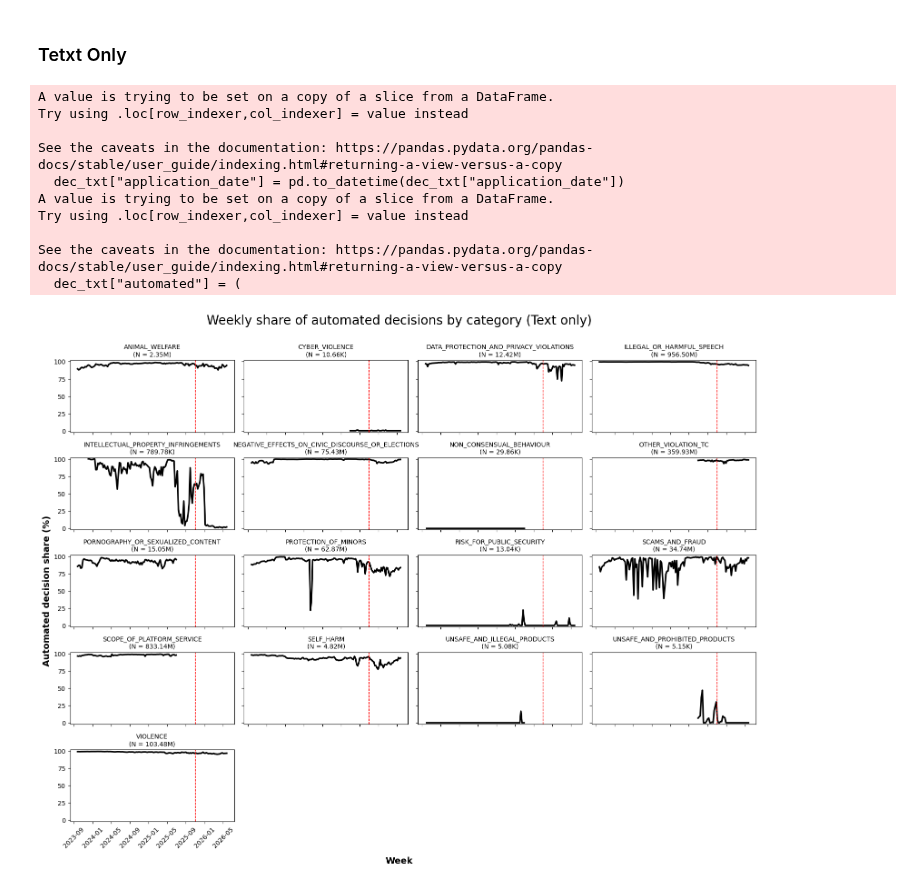
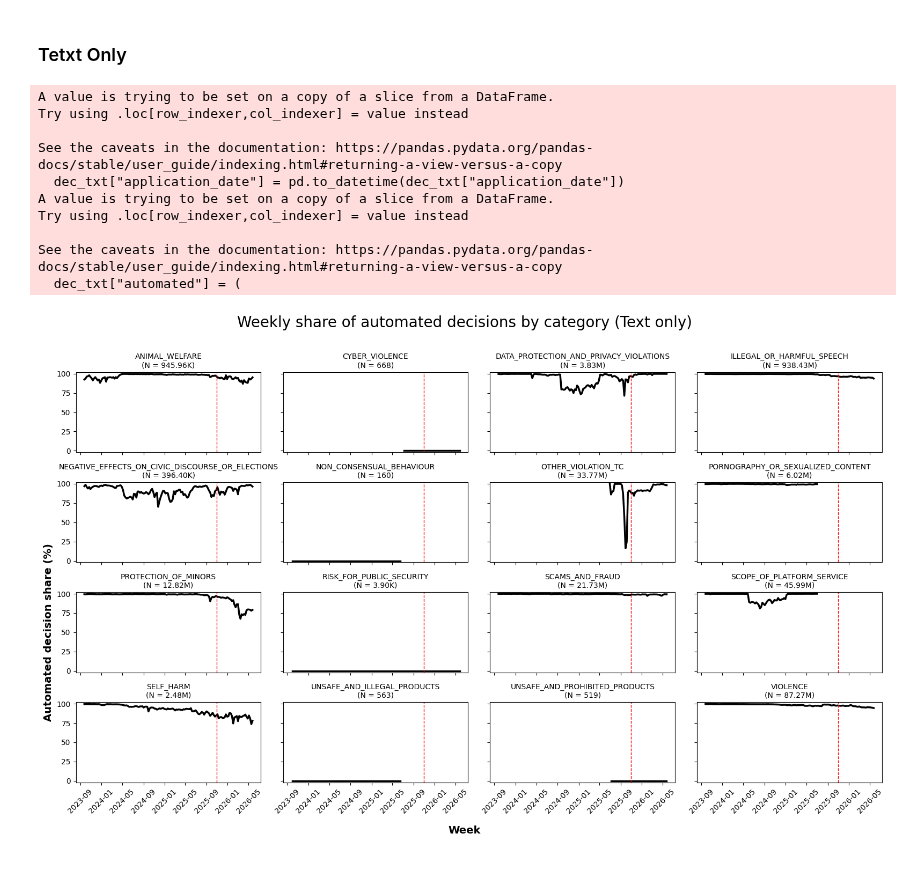
Before and after one commit to DarioLandwehr/TikTok_decision_automation, a Jupyter notebook: automation_descriptives.ipynb, the cells around one changed output. Cells and saved outputs as stored; diff of their text form; code cells hidden in the pictures.

```diff
--- a/automation_descriptives.ipynb
+++ b/automation_descriptives.ipynb
@@ -338,8 +616,8 @@ dec["automated"] = (
 
 # Weekly aggregation by category
 weekly = (
-    det.assign(
-        week=det["application_date"].dt.to_period("W").dt.start_time,
+    dec.assign(
+        week=dec["application_date"].dt.to_period("W").dt.start_time,
         automated_count=lambda x: x["total"] * x["automated"]
     )
     .groupby(["category_short", "week"], as_index=False)
@@ -401,5 +679,5 @@ axes[8].set_ylabel("Automated decision share (%)", size = 14, weight = 'bold')
 fig.supxlabel("Week", size = 14, weight = 'bold')
 fig.suptitle("Weekly share of automated decisions by category\n", size = 20)
 plt.tight_layout()
-plt.savefig('figures/decision_all.pdf', dpi = 300)
+plt.savefig('figures/decision_all_cat.png', dpi = 300)
 # %% [output]
@@ -424,8 +702,8 @@ dec_vid["automated"] = (
 
 # Weekly aggregation by category
 weekly = (
-    det.assign(
-        week=det["application_date"].dt.to_period("W").dt.start_time,
+    dec_vid.assign(
+        week=dec_vid["application_date"].dt.to_period("W").dt.start_time,
         automated_count=lambda x: x["total"] * x["automated"]
     )
     .groupby(["category_short", "week"], as_index=False)
@@ -487,7 +765,7 @@ axes[8].set_ylabel("Automated decision share (%)", size = 14, weight = 'bold')
 fig.supxlabel("Week", size = 14, weight = 'bold')
 fig.suptitle("Weekly share of automated decisions by category (Videos only)\n", size = 20)
 plt.tight_layout()
-plt.savefig('figures/decision_video.pdf', dpi = 300)
+plt.savefig('figures/decision_video.png', dpi = 300)
 # %% [output]
 A value is trying to be set on a copy of a slice from a DataFrame.
 Try using .loc[row_indexer,col_indexer] = value instead
@@ -520,8 +798,8 @@ dec_txt["automated"] = (
 
 # Weekly aggregation by category
 weekly = (
-    det.assign(
-        week=det["application_date"].dt.to_period("W").dt.start_time,
+    dec_txt.assign(
+        week=dec_txt["application_date"].dt.to_period("W").dt.start_time,
         automated_count=lambda x: x["total"] * x["automated"]
     )
     .groupby(["category_short", "week"], as_index=False)
@@ -568,32 +846,32 @@ for ax, cat in zip(axes, categories):
     ax.axvline(
         policy_date,
         linestyle="--",
         linewidth=1,
         color = 'red'
     )
 
     ax.set_title(f'{cat}\n(N = {compact(cat_total)})', fontsize=10)
     ax.set_ylim(-2, 102)
     ax.tick_params(axis="x", rotation=45)
 
 # Hide unused panels
 for ax in axes[len(categories):]:
     ax.set_visible(False)
 
 axes[8].set_ylabel("Automated decision share (%)", size = 14, weight = 'bold')
 fig.supxlabel("Week", size = 14, weight = 'bold')
 fig.suptitle("Weekly share of automated decisions by category (Text only)\n", size = 20)
 plt.tight_layout()
-plt.savefig('figures/decision_text.pdf', dpi = 300)
+plt.savefig('figures/decision_text.png', dpi = 300)
 # %% [output]
 A value is trying to be set on a copy of a slice from a DataFrame.
 Try using .loc[row_indexer,col_indexer] = value instead
 
 See the caveats in the documentation: https://pandas.pydata.org/pandas-docs/stable/user_guide/indexing.html#returning-a-view-versus-a-copy
   dec_txt["application_date"] = pd.to_datetime(dec_txt["application_date"])
 A value is trying to be set on a copy of a slice from a DataFrame.
 Try using .loc[row_indexer,col_indexer] = value instead
 
 See the caveats in the documentation: https://pandas.pydata.org/pandas-docs/stable/user_guide/indexing.html#returning-a-view-versus-a-copy
   dec_txt["automated"] = (
-[figure, old version]
+[figure, new version]
```
Also changed, not shown: parts of 11 cells of this notebook.
